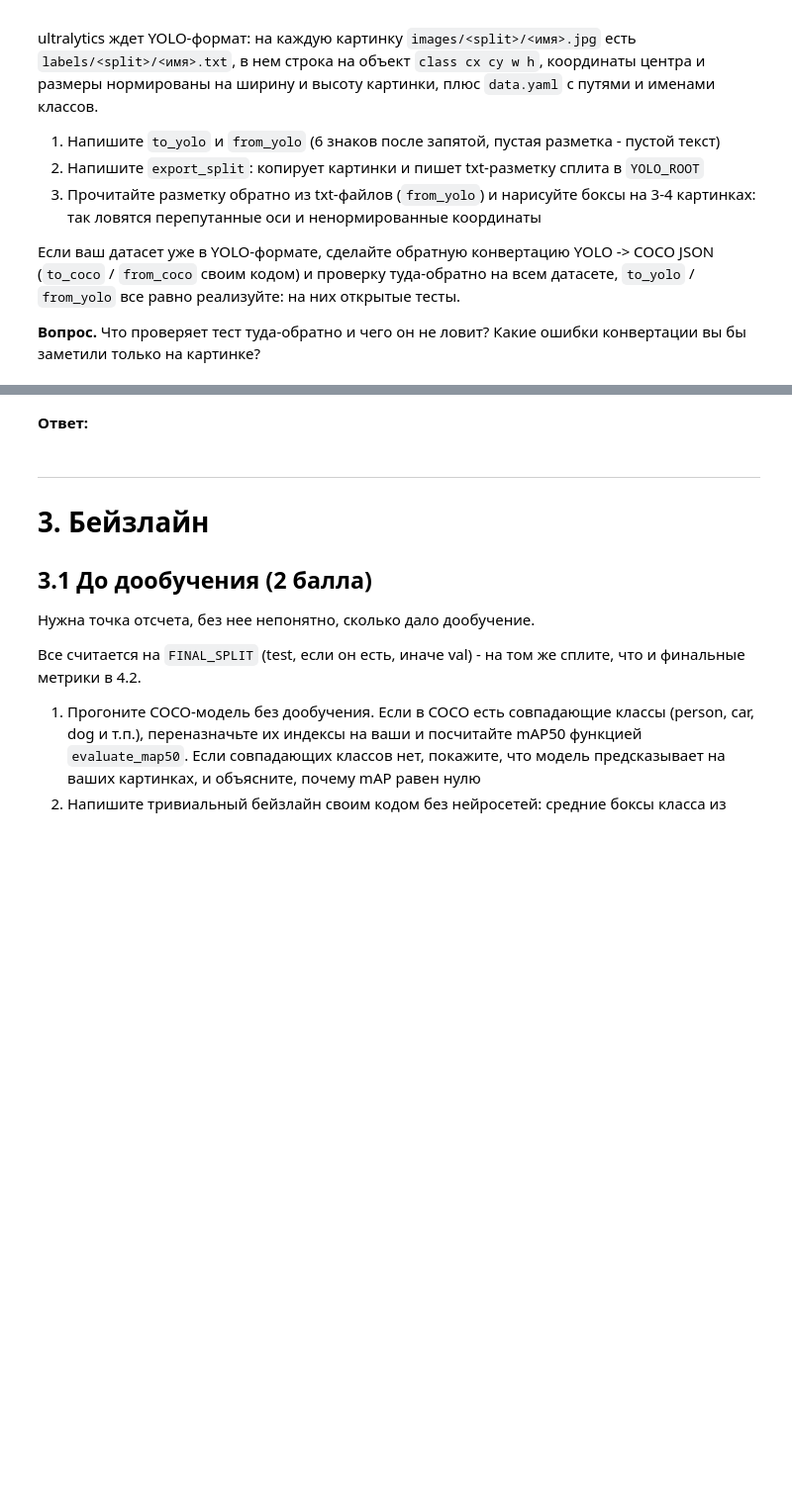
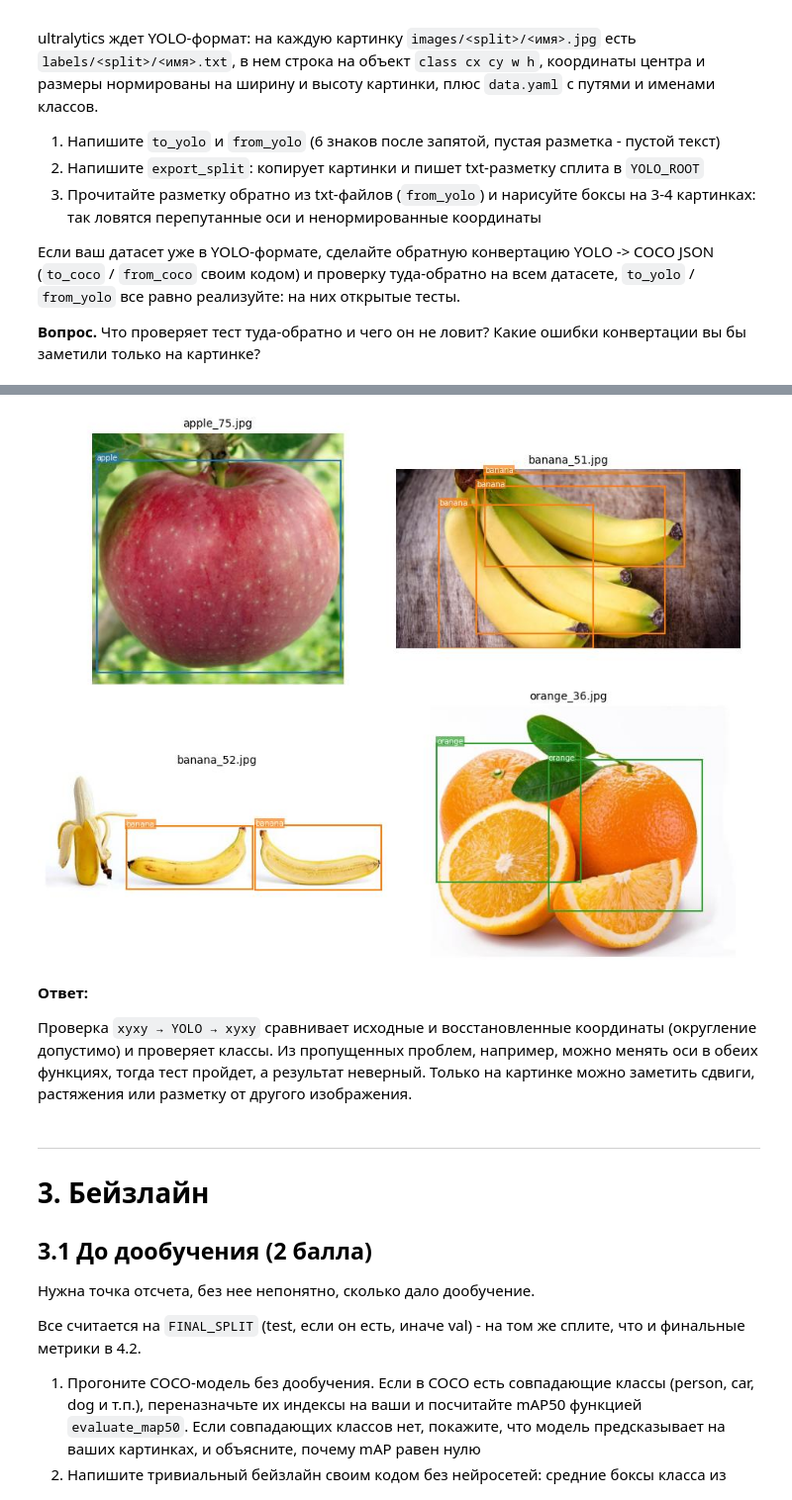
Before and after one commit to dmitmorozov/dl-hw2, a Jupyter notebook: hw2_cv.ipynb, the cells around one changed output, grey strips where cells are left out. Shown at 99% size. Cells and saved outputs as stored; diff of their text form; code cells hidden in the pictures; blank space fills up the shorter version.

```diff
--- a/hw2_cv.ipynb
+++ b/hw2_cv.ipynb
@@ -75,6 +83,6 @@ print(f'ultralytics {ultralytics.__version__}, torch {torch.__version__}, device
 # %%
-FAST_MODE = True   # True - отладка, False - финальный прогон
-BONUS_TASKS = set()     # например {'6.3', '6.5'}; пустое множество отключает все бонусы
+FAST_MODE = False   # True - отладка, False - финальный прогон
+BONUS_TASKS = {'6.2', '6.3', '6.4', '6.5'}   # пустое множество отключает все бонусы
 assert BONUS_TASKS <= {'6.1', '6.2', '6.3', '6.4', '6.5'}
 
 SEED = 0
@@ -285,14 +437,28 @@ ultralytics ждет YOLO-формат: на каждую картинку `imag
 # %%
 def to_yolo(boxes, labels, width, height):
     # boxes: (n, 4) xyxy в пикселях, labels: (n,) -> текст, строка 'class cx cy w h' на объект, координаты в [0, 1]
-    # ваш код
-    raise NotImplementedError
+    lines = []
+    for (x1, y1, x2, y2), label in zip(np.asarray(boxes, dtype=float), labels):
+        cx = (x1 + x2) / (2 * width)
+        cy = (y1 + y2) / (2 * height)
+        w = (x2 - x1) / width
+        h = (y2 - y1) / height
+        lines.append(f'{int(label)} {cx:.6f} {cy:.6f} {w:.6f} {h:.6f}')
+    return '\n'.join(lines)
 
 
 def from_yolo(text, width, height):
     # -> boxes (n, 4) float32 xyxy в пикселях, labels (n,) int64; пустой текст -> формы (0, 4) и (0,)
-    # ваш код
-    raise NotImplementedError
+    boxes, labels = [], []
+    for line in text.splitlines():
+        if not line.strip():
+            continue
+        label, *coords = line.split()
+        cx, cy, w, h = map(float, coords)
+        boxes.append([(cx - w / 2) * width, (cy - h / 2) * height,
+                      (cx + w / 2) * width, (cy + h / 2) * height])
+        labels.append(int(label))
+    return np.asarray(boxes, dtype=np.float32).reshape(-1, 4), np.asarray(labels, dtype=np.int64)
 # %%
 t = to_yolo(np.array([[10, 20, 110, 70]]), np.array([2]), 200, 100)
 assert t.split() == ['2', '0.300000', '0.450000', '0.500000', '0.500000'], t
@@ -339,8 +523,21 @@ print(DATA_YAML.read_text())
 # %%
-# ваш код
-raise NotImplementedError
+val_recs = splits['val']
+indices = np.random.default_rng(SEED).choice(len(val_recs), size=4, replace=False)
+fig, axes = plt.subplots(2, 2, figsize=(9, 7), layout='constrained')
+for ax, i in zip(axes.flat, indices):
+    name = Path(val_recs[i]['image']).name
+    image_path = YOLO_ROOT / 'images' / 'val' / name
+    label_path = YOLO_ROOT / 'labels' / 'val' / f'{image_path.stem}.txt'
+    with Image.open(image_path) as image:
+        boxes, labels = from_yolo(label_path.read_text(encoding='utf-8'), *image.size)
+        draw_boxes(ax, image.convert('RGB'), boxes, labels, CLASSES, title=name)
+plt.show()
+# %% [output]
+[figure, added]
 # %% [markdown]
 **Ответ:**
+
+Проверка `xyxy → YOLO → xyxy` сравнивает исходные и восстановленные координаты (округление допустимо) и проверяет классы. Из пропущенных проблем, например, можно менять оси в обеих функциях, тогда тест пройдет, а результат неверный. Только на картинке можно заметить сдвиги, растяжения или разметку от другого изображения.
 # %% [markdown]
 ---
 # 3. Бейзлайн
```
Also changed, not shown: parts of 44 cells of this notebook, 4 other files.
